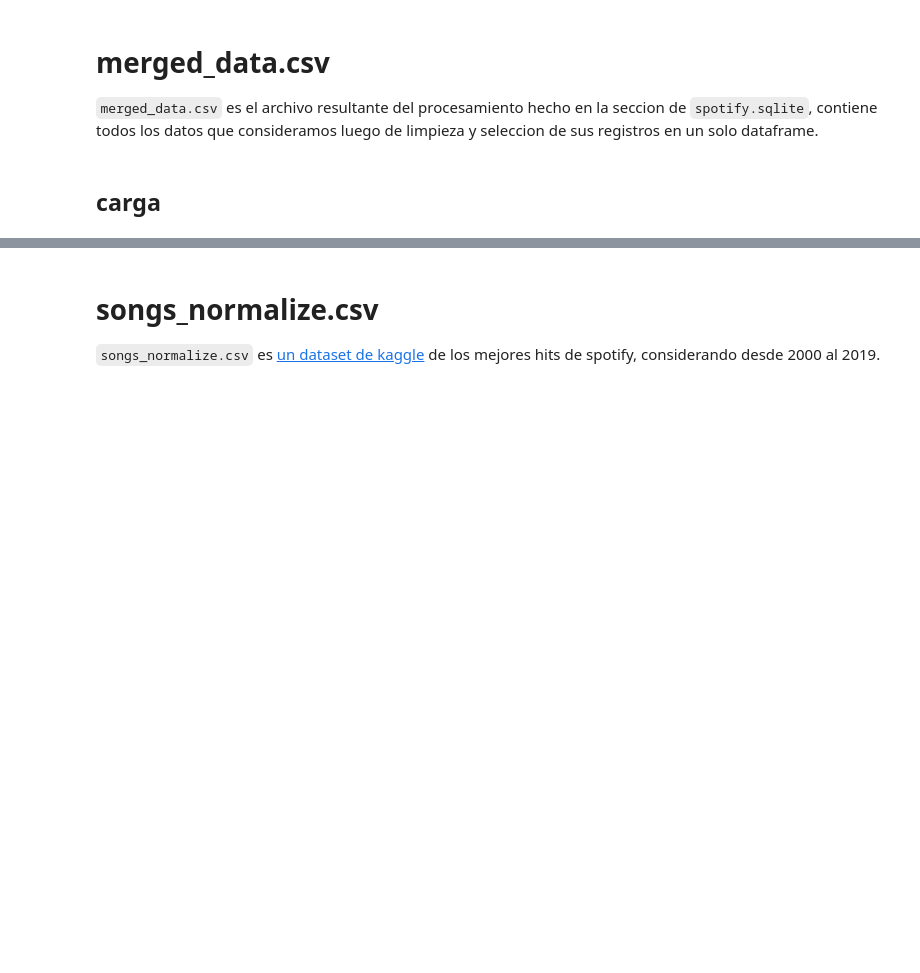
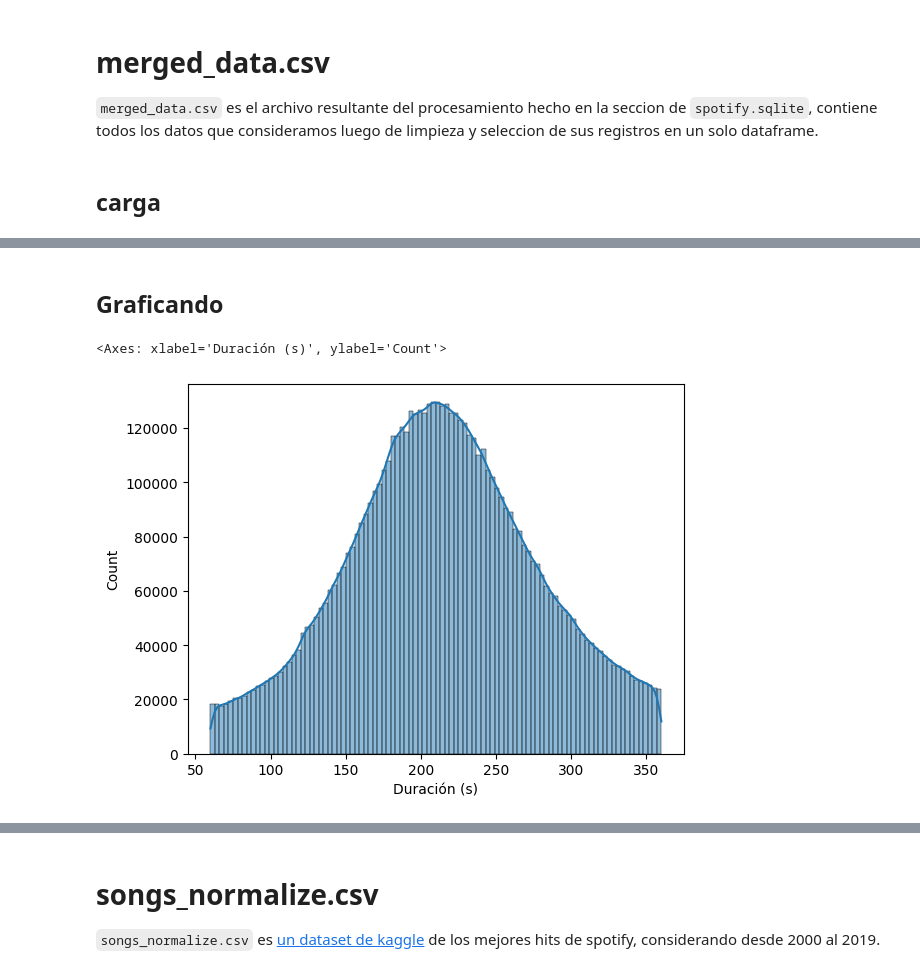
Before and after one commit to DamnXitri/spotify-data-mining, a Jupyter notebook: proyecto.ipynb, the cells around one changed output, grey strips where cells are left out. Cells and saved outputs as stored; diff of their text form; code cells hidden in the pictures; blank space fills up the shorter version.

```diff
--- a/proyecto.ipynb
+++ b/proyecto.ipynb
@@ -386,3 +743,9 @@ merged_data = merged_data[
 merged_data.drop_duplicates(subset=[
   'track_id', 'artist_id', 'album_id'
 ], inplace=True)
+# %%
+merged_data['album_release_date'] = merged_data['album_release_date'].astype('datetime64[ns]')
+# %%
+merged_data.drop(columns=[
+  'album_release_year', 'album_release_month', 'album_release_day'
+], inplace=True)
@@ -451,0 +797,8 @@ merged_data.head()
+# %%
+LOAD = True
+if LOAD:
+  merged_data = pd.read_csv('data/merged_data.csv')
+  merged_data['album_type'] = merged_data['album_type'].astype('category')
+  merged_data['album_release_date'] = merged_data['album_release_date'].astype('datetime64[ns]')
+
+merged_data.head()
@@ -455,0 +848,15 @@ merged_data.info()
+# %% [markdown]
+## Graficando
+# %%
+merged_data['Duración (s)'] = merged_data['track_duration_ms'] / 1000
+# %%
+# histograma de la duracion de las canciones
+sns.histplot(
+  data = merged_data,
+  x = 'Duración (s)',
+  bins = 100,
+  kde = True,
+)
+# %% [output]
+<Axes: xlabel='Duración (s)', ylabel='Count'>
+[figure, added]
```
Also changed, not shown: parts of 73 cells of this notebook, 1 other file.
